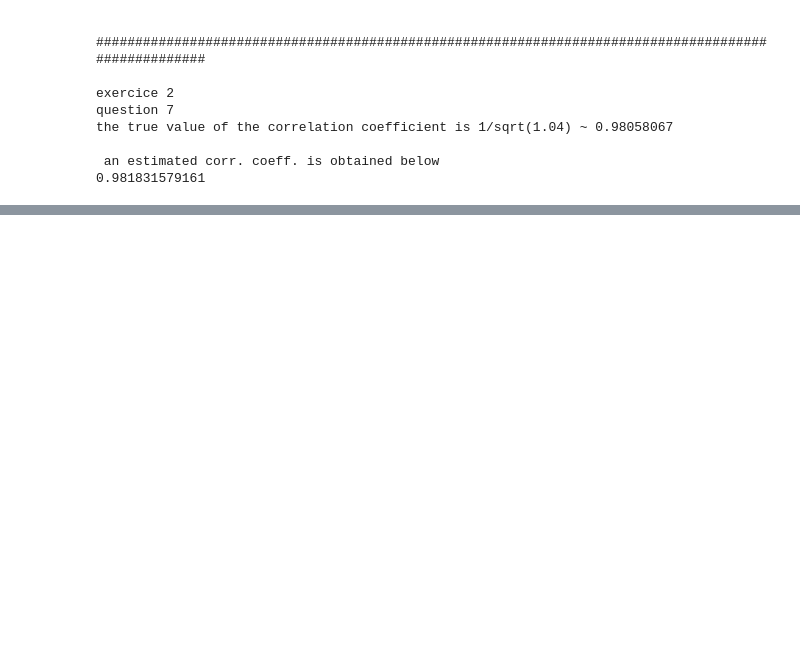
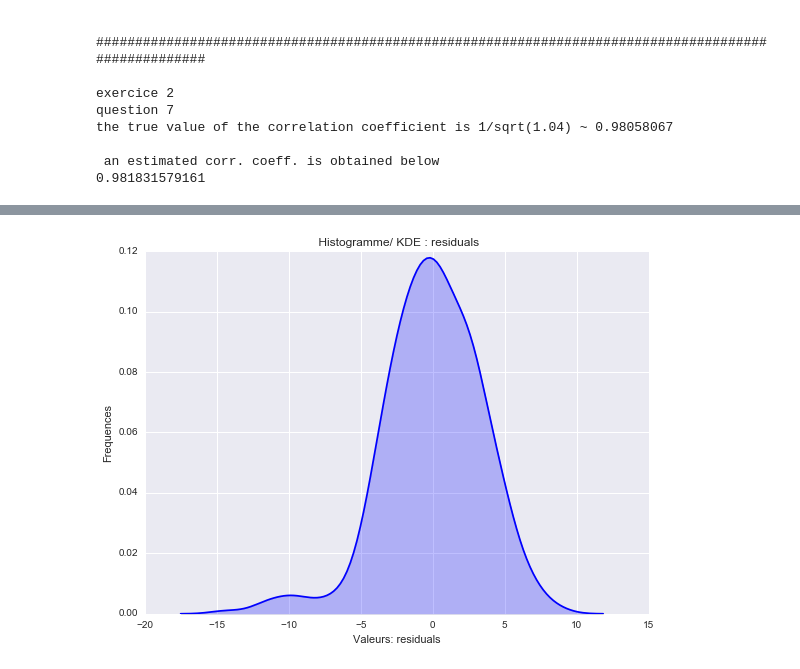
Before and after one commit to drwi/bigdata, a Jupyter notebook: DM2_notebook.ipynb, the cells around one changed output, grey strips where cells are left out. Drawn from its saved outputs; the diff is of its cells as text; code cells hidden in the pictures; blank space fills up the shorter version.

```diff
--- a/DM2_notebook.ipynb
+++ b/DM2_notebook.ipynb
@@ -444,0 +763,80 @@ print ("11) By means of simulation (use for instance M “ 2000 repetitions of t
+# %%
+print '\n ####################################################################### \n'
+#------------------------------------------------------------------------ question 13 exercice 3, ci dessous
+
+
+
+
+print 'Exercice 3'
+print '\n'
+print 'Question 13'
+print '\n'
+
+
+print "Importons avec Pandas la base de données disponible à l'adresse"
+print "https://archive.ics.uci.edu/.../auto-mpg.data-original. Nous ajoutons le nom des variables."
+
+
+print "\n\n Le marqueur utilisé pour les données manquantes dans le fichier utilisé  est 'NA'"
+
+
+
+print "\n\n Nous enlevons les lignes possédant des valeurs manquantes dans la base de données"
+print "grace à la commande .dropna()"
+
+
+
+na_values = ['NA']
+
+df2 = pd.read_table('https://archive.ics.uci.edu/ml/machine-learning-databases/auto-mpg/auto-mpg.data-original',
+                     sep='\s+',header=None, names=['mpg','cylinders','displacement','horsepower','weight','acceleration',
+                                                   'model_year','origin','car_name'],na_values=na_values)
+
+
+df2_nona=df2.dropna()
+
+
+print '\n ####################################################################### \n'
+
+
+print "Calculons l’estimateur des moindres carrés et sa prédiction (notée ypred dans le code)"
+
+
+
+sub_df_q2_2=df2_nona
+
+
+X_q2_2 = sub_df_q2_2[['cylinders','displacement','horsepower','weight','acceleration',
+                                                   'model_year']]#,'origin','car_name']]
+
+
+
+
+X_q2_2 = sm.add_constant(X_q2_2)
+y_q2_2 = sub_df_q2_2['mpg']
+
+ypred = sm.OLS(y_q2_2, X_q2_2).fit().predict(X_q2_2)
+
+
+
+print " On peut comparer les valeurs predites suivantes \n\n"
+print (ypred)
+print " aux vraies valeur présentes dans les données (ci dessous)..."
+print sub_df_q2_2['mpg']
+
+epsilons=ypred-sub_df_q2_2['mpg']
+
+
+qte = "residuals"
+fig = plt.figure(figsize=(8, 6))
+
+sns.kdeplot(epsilons, shade=True, color="b")
+
+
+plt.title(' Histogramme/ KDE : ' + qte)
+ax = plt.gca()
+ax.legend_ = None
+plt.xlabel('Valeurs: ' + qte), plt.ylabel('Frequences')
+plt.tight_layout()
+plt.show()
+# %% [output]
@@ -444,0 +860 @@ print ("11) By means of simulation (use for instance M “ 2000 repetitions of t
+[figure, added]
```
Also changed, not shown: parts of 11 cells of this notebook.
